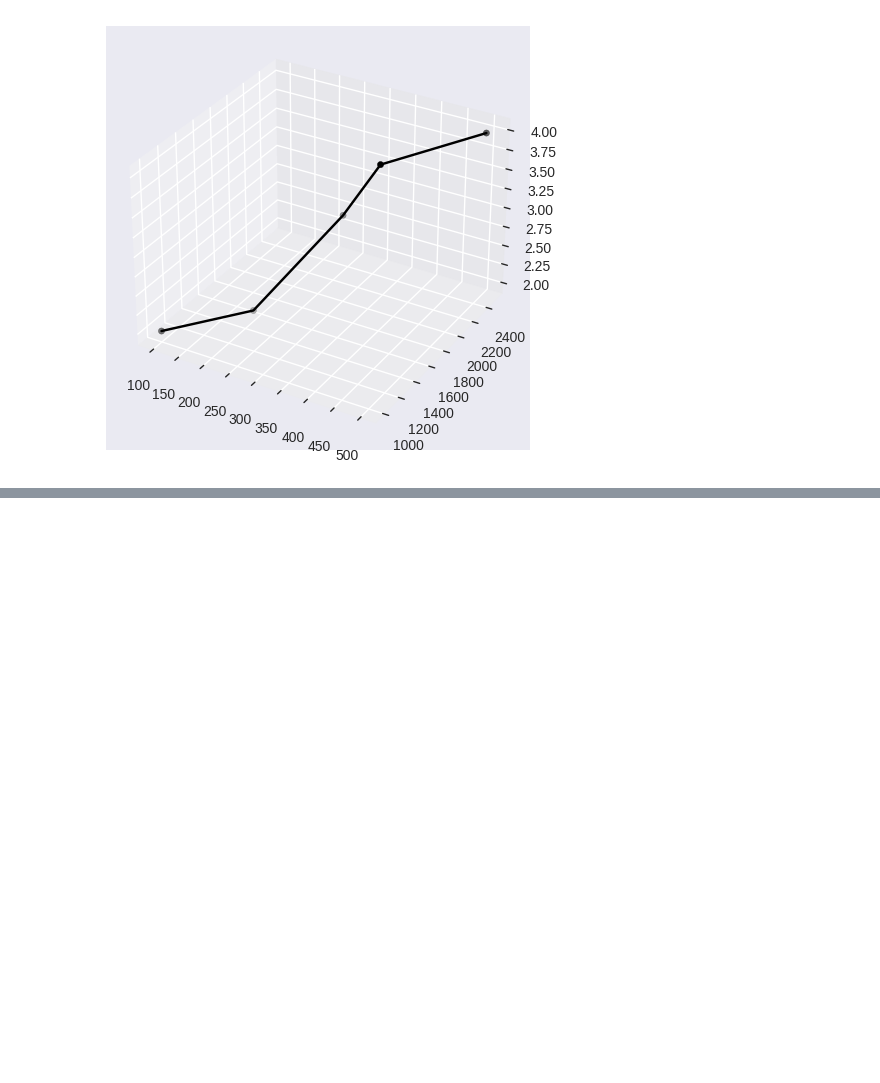
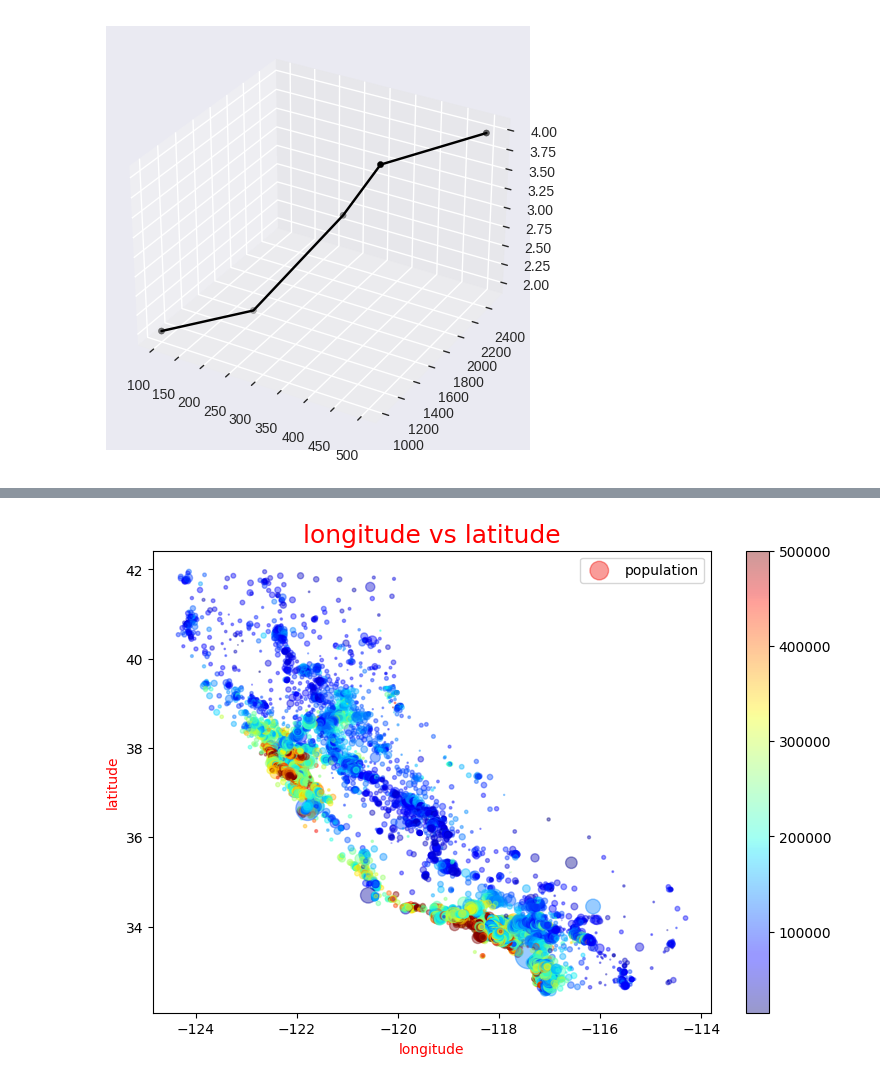
Before and after one commit to HebaSedik/machine-learning, a Jupyter notebook: matplotlib.ipynb, the cells around one changed output, grey strips where cells are left out. Saved outputs shown, nothing was run; the diff lists cells and outputs as text; code cells hidden in the pictures; blank space fills up the shorter version.

```diff
--- a/matplotlib.ipynb
+++ b/matplotlib.ipynb
@@ -142,0 +181,13 @@ plt.show()
+# %%
+plt.figure(figsize=(9,6))
+sc= plt.scatter(df_house['longitude'],df_house['latitude'],alpha=0.4,marker= "o",
+            s=df_house['population']/100, c=df_house['median_house_value'],cmap=plt.get_cmap('jet'),
+            label= 'population')
+plt.colorbar(sc)
+plt.xlabel('longitude', color ='red')
+plt.ylabel('latitude', color ='red')
+plt.title('longitude vs latitude', fontsize=18, color ='red')
+plt.legend()
+plt.show()
+# %% [output]
+[figure, added]
```
Also changed, not shown: parts of 14 cells of this notebook.
